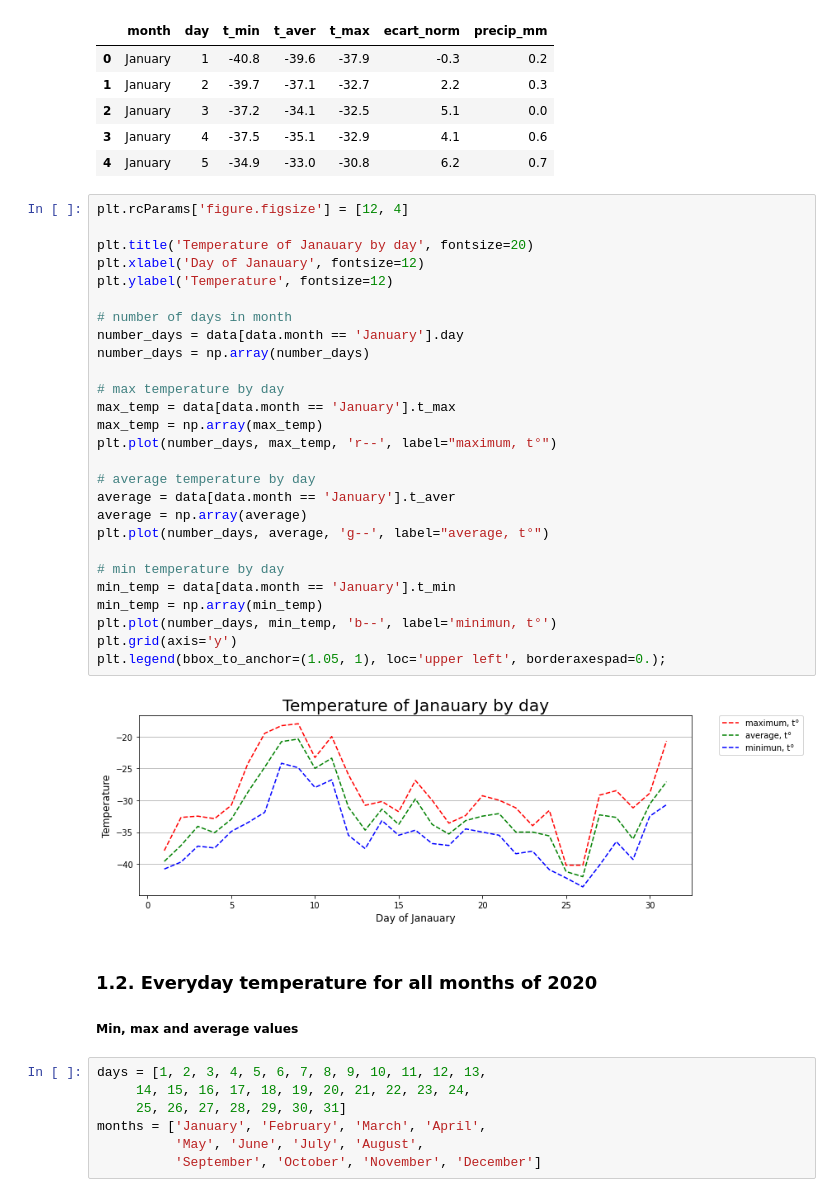
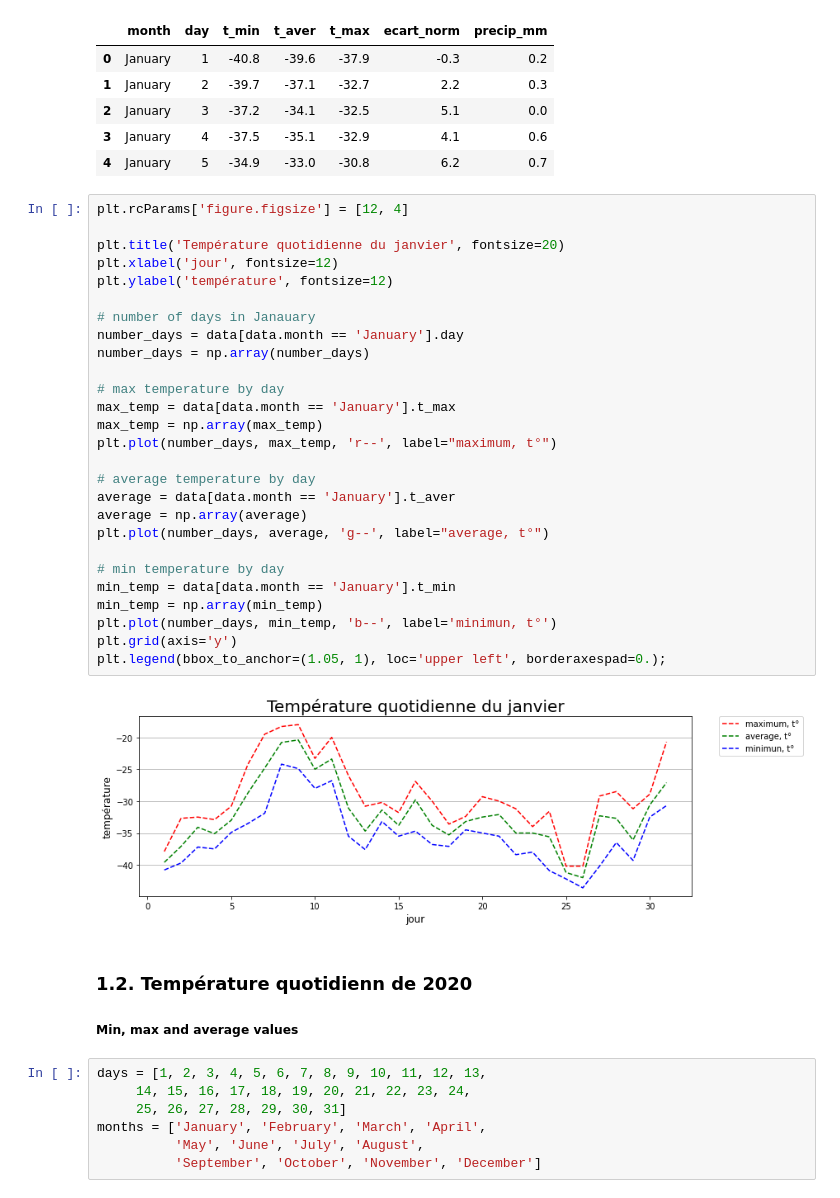
Before and after one commit to tatiana-kim/working-with-weather-data, a Jupyter notebook: weather_visual_mapping.ipynb, the cells around one changed output. Drawn from its saved outputs; the diff is of its cells as text.

```diff
--- a/weather_visual_mapping.ipynb
+++ b/weather_visual_mapping.ipynb
@@ -38,34 +35,34 @@ data.head()
 # %%
 plt.rcParams['figure.figsize'] = [12, 4]
 
-plt.title('Temperature of Janauary by day', fontsize=20)
-plt.xlabel('Day of Janauary', fontsize=12)
-plt.ylabel('Temperature', fontsize=12)
+plt.title('Température quotidienne du janvier', fontsize=20)
+plt.xlabel('jour', fontsize=12)
+plt.ylabel('température', fontsize=12)
 
-# number of days in month
+# number of days in Janauary
 number_days = data[data.month == 'January'].day
 number_days = np.array(number_days)
 
 # max temperature by day
 max_temp = data[data.month == 'January'].t_max
 max_temp = np.array(max_temp)
 plt.plot(number_days, max_temp, 'r--', label="maximum, t°")
 
 # average temperature by day
 average = data[data.month == 'January'].t_aver
 average = np.array(average)
 plt.plot(number_days, average, 'g--', label="average, t°")
 
 # min temperature by day
 min_temp = data[data.month == 'January'].t_min
 min_temp = np.array(min_temp)
 plt.plot(number_days, min_temp, 'b--', label='minimun, t°')
 plt.grid(axis='y')
 plt.legend(bbox_to_anchor=(1.05, 1), loc='upper left', borderaxespad=0.);
 # %% [output]
-[figure, old version]
+[figure, new version]
 # %% [markdown]
-### 1.2. Everyday temperature for all months of 2020
+### 1.2. Température quotidienn de 2020
 ##### Min, max and average values
 # %%
 days = [1, 2, 3, 4, 5, 6, 7, 8, 9, 10, 11, 12, 13,
```
Also changed, not shown: parts of 14 cells of this notebook.
